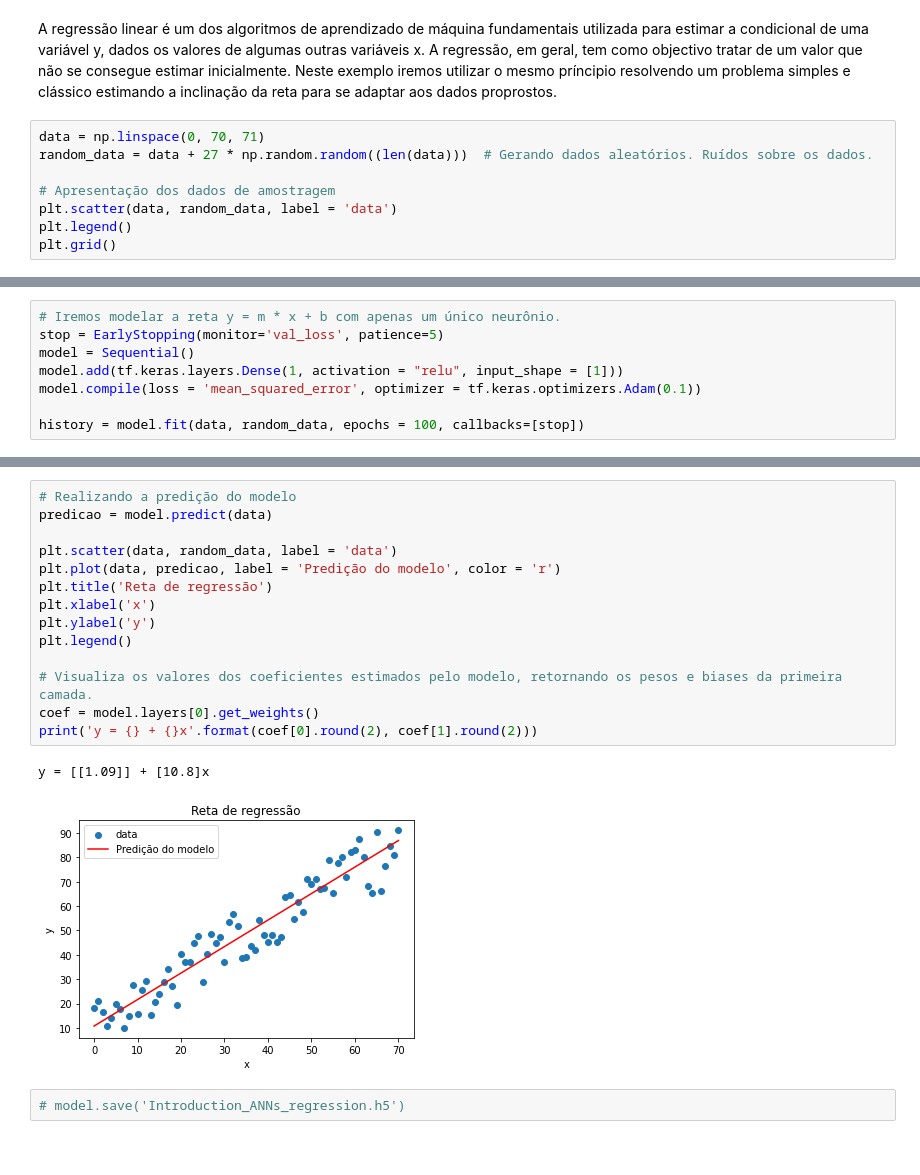
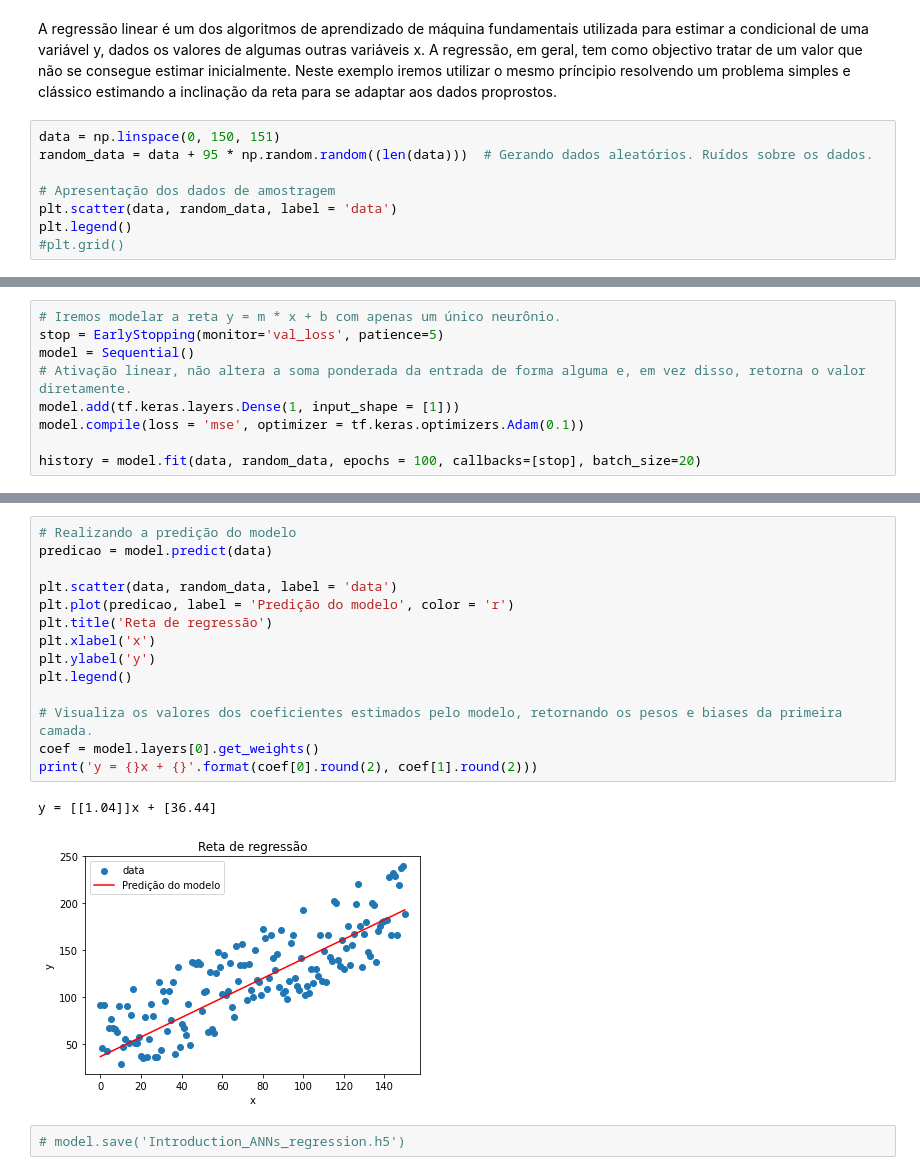
Before and after one commit to silasabs/PIVIC-PIBIC-Comunicacoes-Opticas, a Jupyter notebook: jupyter notebooks/Introduction_ANNs.ipynb, the cells around one changed output, grey strips where cells are left out. Cells and saved outputs as stored; diff of their text form.

Commit message:
Linear regression problem update

```diff
--- a/jupyter notebooks/Introduction_ANNs.ipynb
+++ b/jupyter notebooks/Introduction_ANNs.ipynb
@@ -582,11 +582,11 @@ Rótulo da imagem verdadeira:  9
 # %% [markdown]
 A regressão linear é um dos algoritmos de aprendizado de máquina fundamentais utilizada para estimar a condicional de uma variável y, dados os valores de algumas outras variáveis x. A regressão, em geral, tem como objectivo tratar de um valor que não se consegue estimar inicialmente. Neste exemplo iremos utilizar o mesmo príncipio resolvendo um problema simples e clássico estimando a inclinação da reta para se adaptar aos dados proprostos.
 # %%
-data = np.linspace(0, 70, 71)
-random_data = data + 27 * np.random.random((len(data)))  # Gerando dados aleatórios. Ruídos sobre os dados.
+data = np.linspace(0, 150, 151)
+random_data = data + 95 * np.random.random((len(data)))  # Gerando dados aleatórios. Ruídos sobre os dados.
 
 # Apresentação dos dados de amostragem
 plt.scatter(data, random_data, label = 'data')
 plt.legend()
-plt.grid()
+#plt.grid()
 # %% [output]
@@ -595,8 +596,9 @@ plt.grid()
 # Iremos modelar a reta y = m * x + b com apenas um único neurônio.
 stop = EarlyStopping(monitor='val_loss', patience=5)
 model = Sequential()
-model.add(tf.keras.layers.Dense(1, activation = "relu", input_shape = [1]))
-model.compile(loss = 'mean_squared_error', optimizer = tf.keras.optimizers.Adam(0.1))
+# Ativação linear, não altera a soma ponderada da entrada de forma alguma e, em vez disso, retorna o valor diretamente.
+model.add(tf.keras.layers.Dense(1, input_shape = [1]))
+model.compile(loss = 'mse', optimizer = tf.keras.optimizers.Adam(0.1))
 
-history = model.fit(data, random_data, epochs = 100, callbacks=[stop])
+history = model.fit(data, random_data, epochs = 100, callbacks=[stop], batch_size=20)
 # %% [output]
@@ -629,20 +631,20 @@ Text(0, 0.5, 'Loss')
 # %%
 # Realizando a predição do modelo
 predicao = model.predict(data)
 
 plt.scatter(data, random_data, label = 'data')
-plt.plot(data, predicao, label = 'Predição do modelo', color = 'r')
+plt.plot(predicao, label = 'Predição do modelo', color = 'r')
 plt.title('Reta de regressão')
 plt.xlabel('x')
 plt.ylabel('y')
 plt.legend()
 
 # Visualiza os valores dos coeficientes estimados pelo modelo, retornando os pesos e biases da primeira camada.
 coef = model.layers[0].get_weights()
-print('y = {} + {}x'.format(coef[0].round(2), coef[1].round(2)))
+print('y = {}x + {}'.format(coef[0].round(2), coef[1].round(2)))
 # %% [output]
-y = [[1.09]] + [10.8]x
+y = [[1.04]]x + [36.44]
-[figure, old version]
+[figure, new version]
 # %%
 # model.save('Introduction_ANNs_regression.h5')
 # %% [markdown]
```
Also changed, not shown: parts of 6 cells of this notebook.
